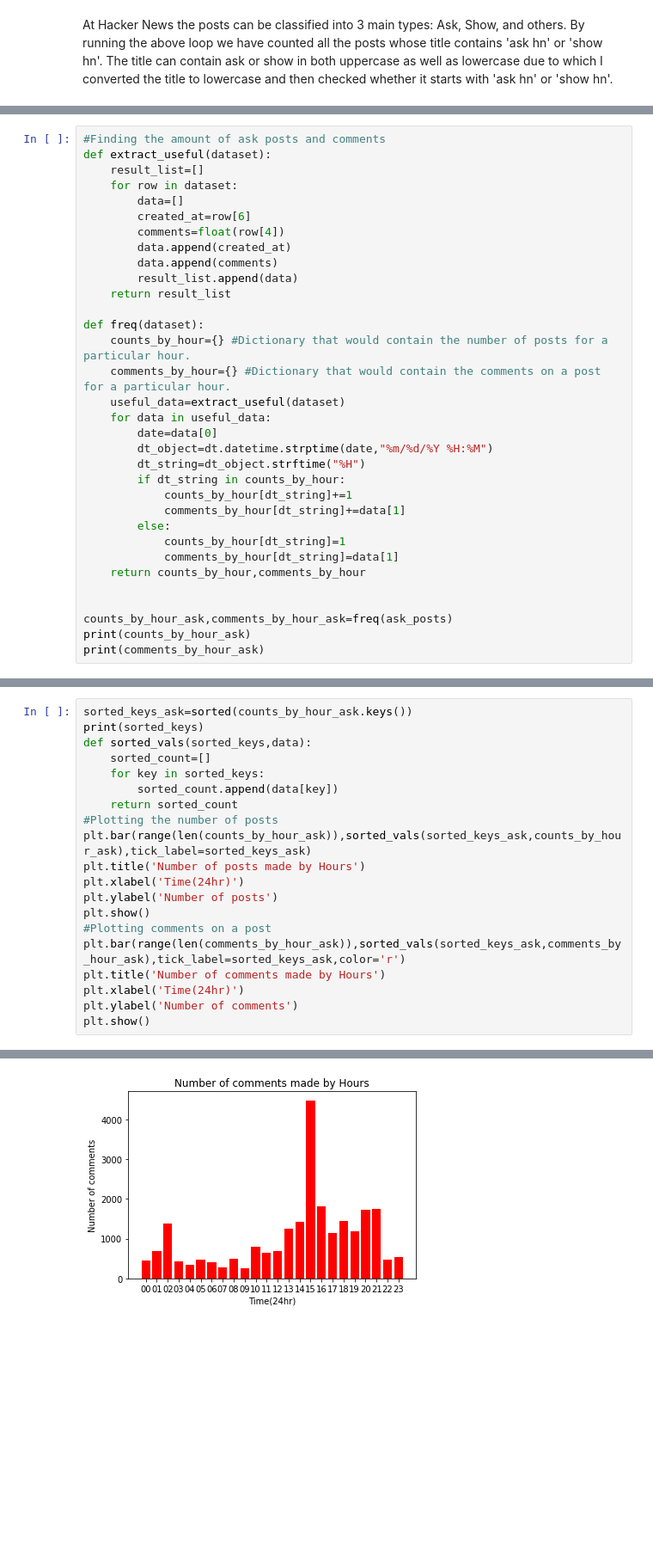
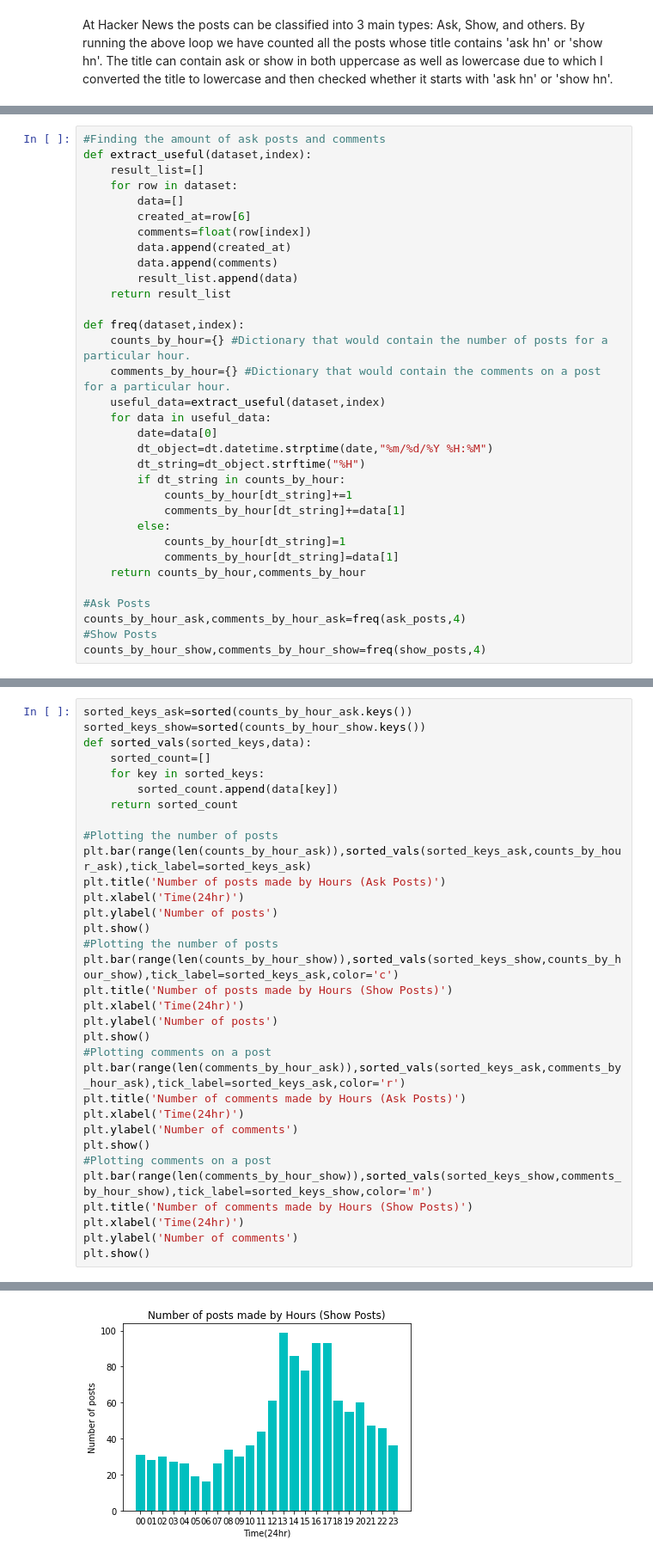
Before and after one commit to saad1998/Data-Analyst-Projects, a Jupyter notebook: Analyzing_HackerNews_project_2.ipynb, the cells around one changed output, grey strips where cells are left out. Shown: that part at 86% size. Cells and saved outputs as stored; diff of their text form; blank space fills up the shorter version.

```diff
--- a/Analyzing_HackerNews_project_2.ipynb
+++ b/Analyzing_HackerNews_project_2.ipynb
@@ -90,20 +94,20 @@ I am using Ask posts for the rest of the analysis. Now I am interested in knowin
 # %%
 #Finding the amount of ask posts and comments
-def extract_useful(dataset):
+def extract_useful(dataset,index):
     result_list=[]
     for row in dataset:
         data=[]
         created_at=row[6]
-        comments=float(row[4])
+        comments=float(row[index])
         data.append(created_at)
         data.append(comments)
         result_list.append(data)
     return result_list
 
-def freq(dataset):
+def freq(dataset,index):
     counts_by_hour={} #Dictionary that would contain the number of posts for a particular hour.
     comments_by_hour={} #Dictionary that would contain the comments on a post for a particular hour.
-    useful_data=extract_useful(dataset)
+    useful_data=extract_useful(dataset,index)
     for data in useful_data:
         date=data[0]
         dt_object=dt.datetime.strptime(date,"%m/%d/%Y %H:%M")
@@ -116,7 +120,7 @@ def freq(dataset):
             comments_by_hour[dt_string]=data[1]
     return counts_by_hour,comments_by_hour
 
-
-counts_by_hour_ask,comments_by_hour_ask=freq(ask_posts)
-print(counts_by_hour_ask)
-print(comments_by_hour_ask)
+#Ask Posts
+counts_by_hour_ask,comments_by_hour_ask=freq(ask_posts,4)
+#Show Posts
+counts_by_hour_show,comments_by_hour_show=freq(show_posts,4)
@@ -126,21 +127,34 @@ print(comments_by_hour_ask)
 # %%
 sorted_keys_ask=sorted(counts_by_hour_ask.keys())
-print(sorted_keys)
+sorted_keys_show=sorted(counts_by_hour_show.keys())
 def sorted_vals(sorted_keys,data):
     sorted_count=[]
     for key in sorted_keys:
         sorted_count.append(data[key])
     return sorted_count
+
 #Plotting the number of posts
 plt.bar(range(len(counts_by_hour_ask)),sorted_vals(sorted_keys_ask,counts_by_hour_ask),tick_label=sorted_keys_ask)
-plt.title('Number of posts made by Hours')
+plt.title('Number of posts made by Hours (Ask Posts)')
+plt.xlabel('Time(24hr)')
+plt.ylabel('Number of posts')
+plt.show()
+#Plotting the number of posts
+plt.bar(range(len(counts_by_hour_show)),sorted_vals(sorted_keys_show,counts_by_hour_show),tick_label=sorted_keys_ask,color='c')
+plt.title('Number of posts made by Hours (Show Posts)')
 plt.xlabel('Time(24hr)')
 plt.ylabel('Number of posts')
 plt.show()
 #Plotting comments on a post
 plt.bar(range(len(comments_by_hour_ask)),sorted_vals(sorted_keys_ask,comments_by_hour_ask),tick_label=sorted_keys_ask,color='r')
-plt.title('Number of comments made by Hours')
+plt.title('Number of comments made by Hours (Ask Posts)')
 plt.xlabel('Time(24hr)')
 plt.ylabel('Number of comments')
 plt.show()
+#Plotting comments on a post
+plt.bar(range(len(comments_by_hour_show)),sorted_vals(sorted_keys_show,comments_by_hour_show),tick_label=sorted_keys_show,color='m')
+plt.title('Number of comments made by Hours (Show Posts)')
+plt.xlabel('Time(24hr)')
+plt.ylabel('Number of comments')
+plt.show()
 # %% [output]
@@ -149 +162 @@ plt.show()
-[figure, old version]
+[figure, new version]
```
Also changed, not shown: parts of 21 cells of this notebook.
